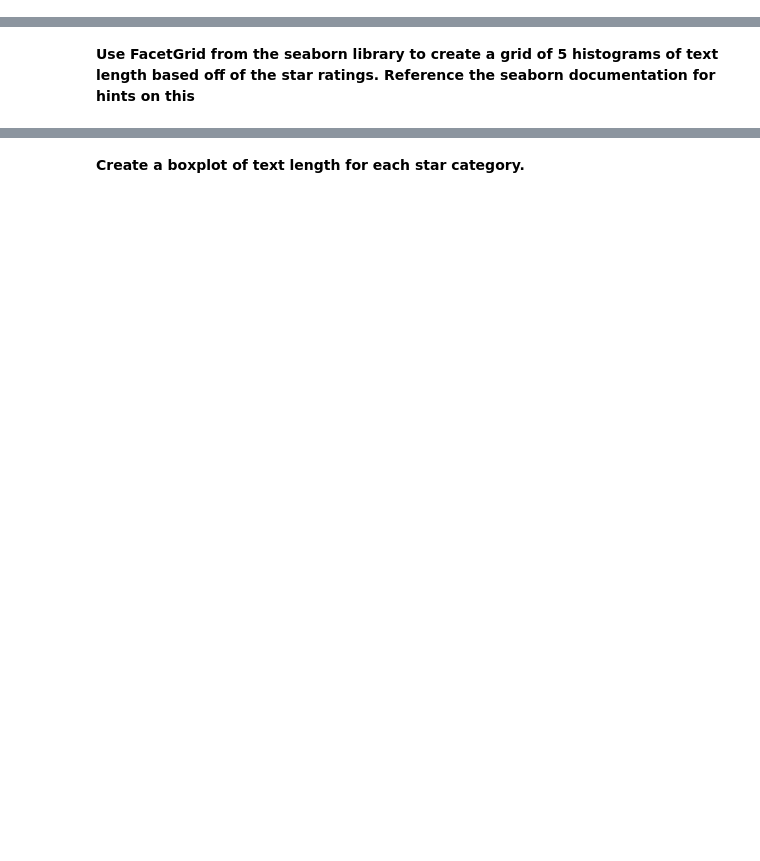
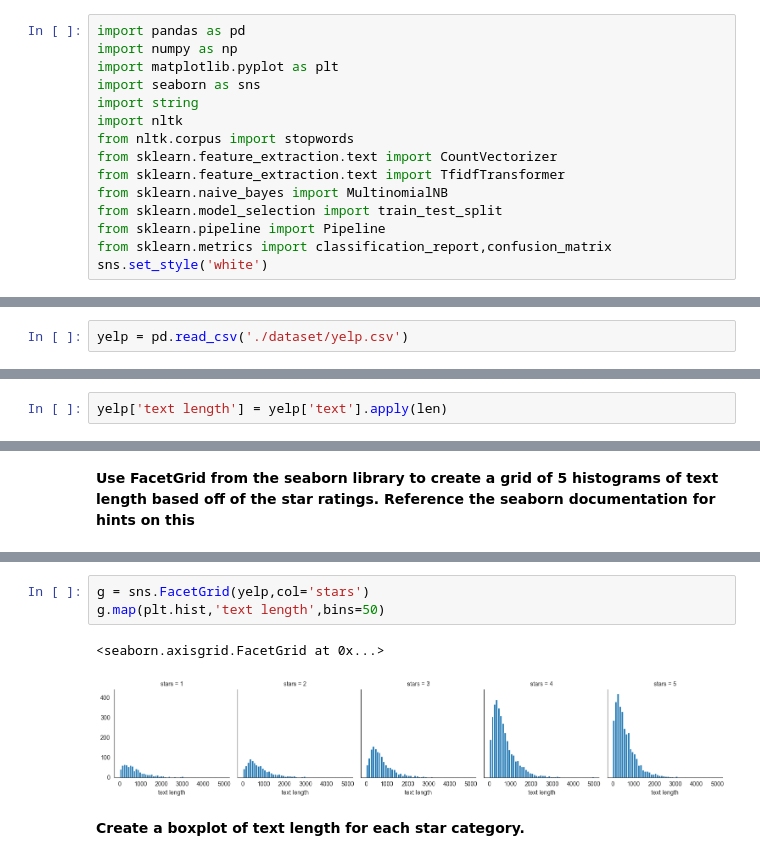
Before and after one commit to depa-tto/Machine-Learning-course, a Jupyter notebook: machine_learning/natural_lenguage_processing/nlp_practice.ipynb, the cells around one changed output, grey strips where cells are left out. Cells and saved outputs as stored; diff of their text form; blank space fills up the shorter version.

```diff
--- a/machine_learning/natural_lenguage_processing/nlp_practice.ipynb
+++ b/machine_learning/natural_lenguage_processing/nlp_practice.ipynb
@@ -22 +17,16 @@ Let's get started! Just follow the directions below!
+# %%
+import pandas as pd
+import numpy as np
+import matplotlib.pyplot as plt
+import seaborn as sns
+import string
+import nltk
+from nltk.corpus import stopwords
+from sklearn.feature_extraction.text import CountVectorizer
+from sklearn.feature_extraction.text import TfidfTransformer
+from sklearn.naive_bayes import MultinomialNB
+from sklearn.model_selection import train_test_split
+from sklearn.pipeline import Pipeline
+from sklearn.metrics import classification_report,confusion_matrix
+sns.set_style('white')
 # %% [markdown]
@@ -24,3 +34,5 @@ Let's get started! Just follow the directions below!
 
 **Read the yelp.csv file and set it as a dataframe called yelp.**
+# %%
+yelp = pd.read_csv('./dataset/yelp.csv')
 # %% [markdown]
@@ -73,0 +79,2 @@ Let's explore the data
+# %%
+yelp['text length'] = yelp['text'].apply(len)
@@ -80,2 +85,8 @@ Let's explore the data
+# %%
+g = sns.FacetGrid(yelp,col='stars')
+g.map(plt.hist,'text length',bins=50)
+# %% [output]
+<seaborn.axisgrid.FacetGrid at 0x...>
+[figure, added]
 # %% [markdown]
 **Create a boxplot of text length for each star category.**
```
Also changed, not shown: parts of 66 cells of this notebook.
